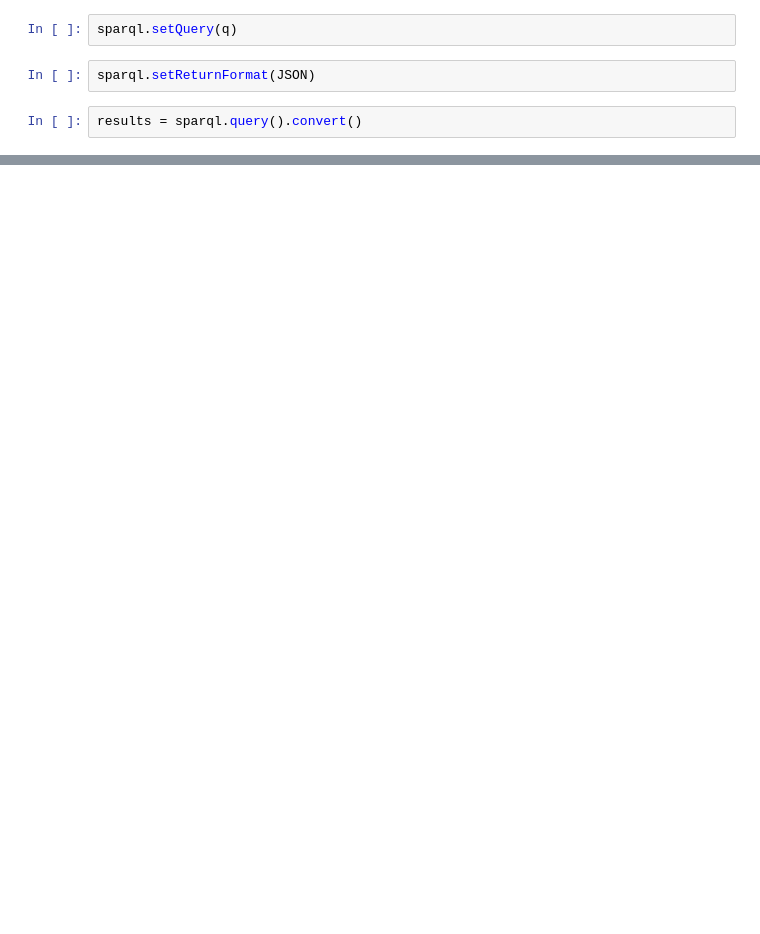
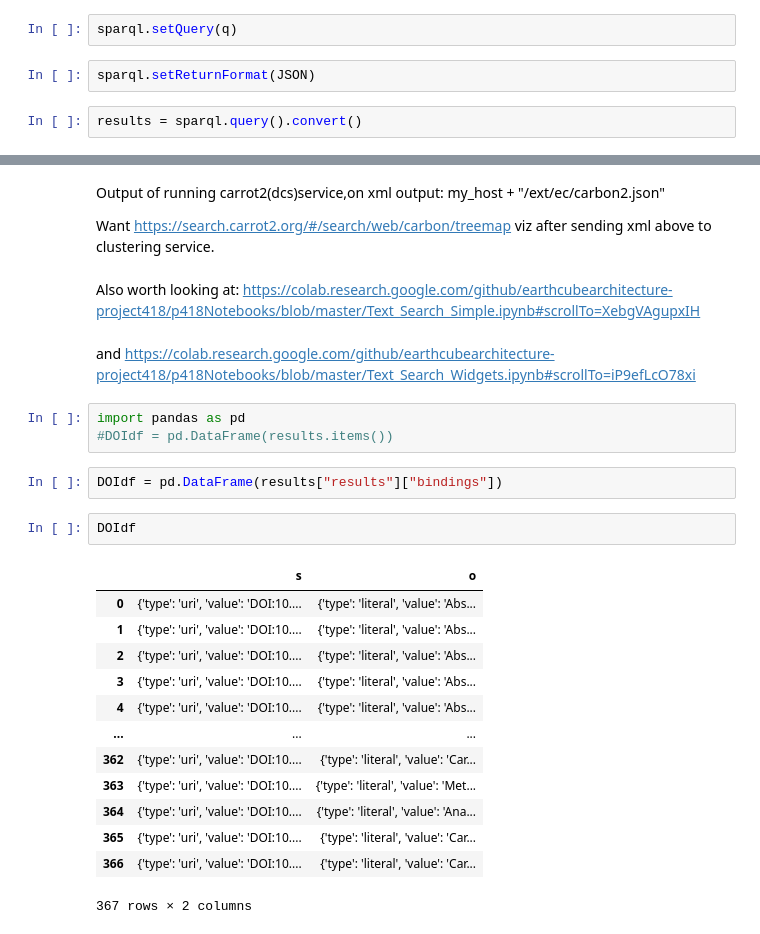
Before and after one commit to MBcode/ec, a Jupyter notebook: dev.ipynb, the cells around one changed output, grey strips where cells are left out. Saved outputs shown, nothing was run; the diff lists cells and outputs as text; blank space fills up the shorter version.

```diff
--- a/dev.ipynb
+++ b/dev.ipynb
@@ -28,0 +125,31 @@ print(results)
+# %% [markdown]
+Output of running carrot2(dcs)service,on xml output:
+my_host + "/ext/ec/carbon2.json"
+
+Want https://search.carrot2.org/#/search/web/carbon/treemap viz after sending xml above to clustering service.
+# %% [markdown]
+Also worth looking at:
+https://colab.research.google.com/github/earthcubearchitecture-project418/p418Notebooks/blob/master/Text_Search_Simple.ipynb#scrollTo=XebgVAgupxIH
+# %% [markdown]
+and https://colab.research.google.com/github/earthcubearchitecture-project418/p418Notebooks/blob/master/Text_Search_Widgets.ipynb#scrollTo=iP9efLcO78xi
+# %%
+import pandas as pd
+#DOIdf = pd.DataFrame(results.items())
+# %%
+DOIdf = pd.DataFrame(results["results"]["bindings"])
+# %%
+DOIdf
+# %% [output]
+|  | s | o |
+| 0 | {'type': 'uri', 'value': 'DOI:10.... | {'type': 'literal', 'value': 'Abs... |
+| 1 | {'type': 'uri', 'value': 'DOI:10.... | {'type': 'literal', 'value': 'Abs... |
+| 2 | {'type': 'uri', 'value': 'DOI:10.... | {'type': 'literal', 'value': 'Abs... |
+| 3 | {'type': 'uri', 'value': 'DOI:10.... | {'type': 'literal', 'value': 'Abs... |
+| 4 | {'type': 'uri', 'value': 'DOI:10.... | {'type': 'literal', 'value': 'Abs... |
+| ... | ... | ... |
+| 362 | {'type': 'uri', 'value': 'DOI:10.... | {'type': 'literal', 'value': 'Car... |
+| 363 | {'type': 'uri', 'value': 'DOI:10.... | {'type': 'literal', 'value': 'Met... |
+| 364 | {'type': 'uri', 'value': 'DOI:10.... | {'type': 'literal', 'value': 'Ana... |
+| 365 | {'type': 'uri', 'value': 'DOI:10.... | {'type': 'literal', 'value': 'Car... |
+| 366 | {'type': 'uri', 'value': 'DOI:10.... | {'type': 'literal', 'value': 'Car... |
+367 rows × 2 columns
```
Also changed, not shown: parts of 13 cells of this notebook, 1 other file.
